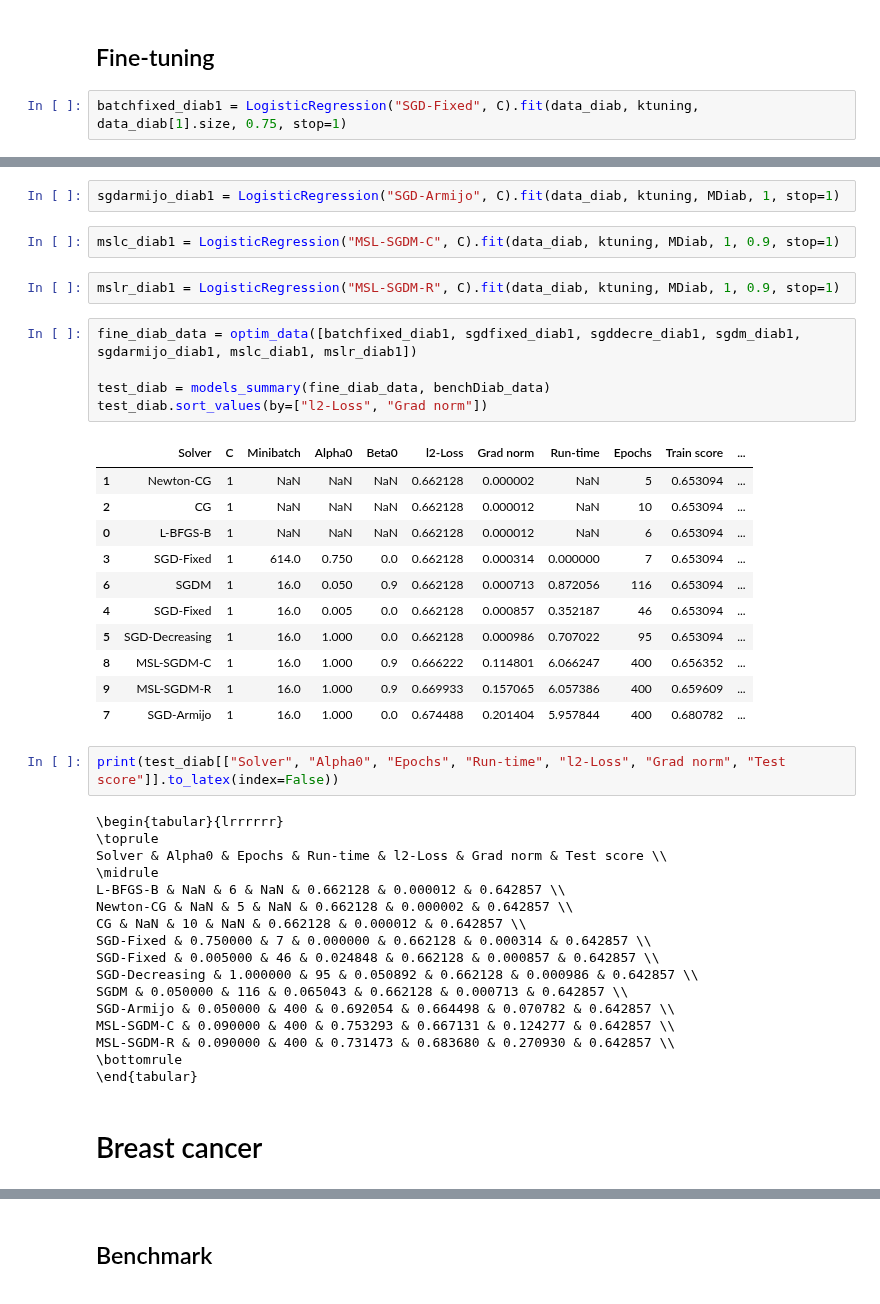
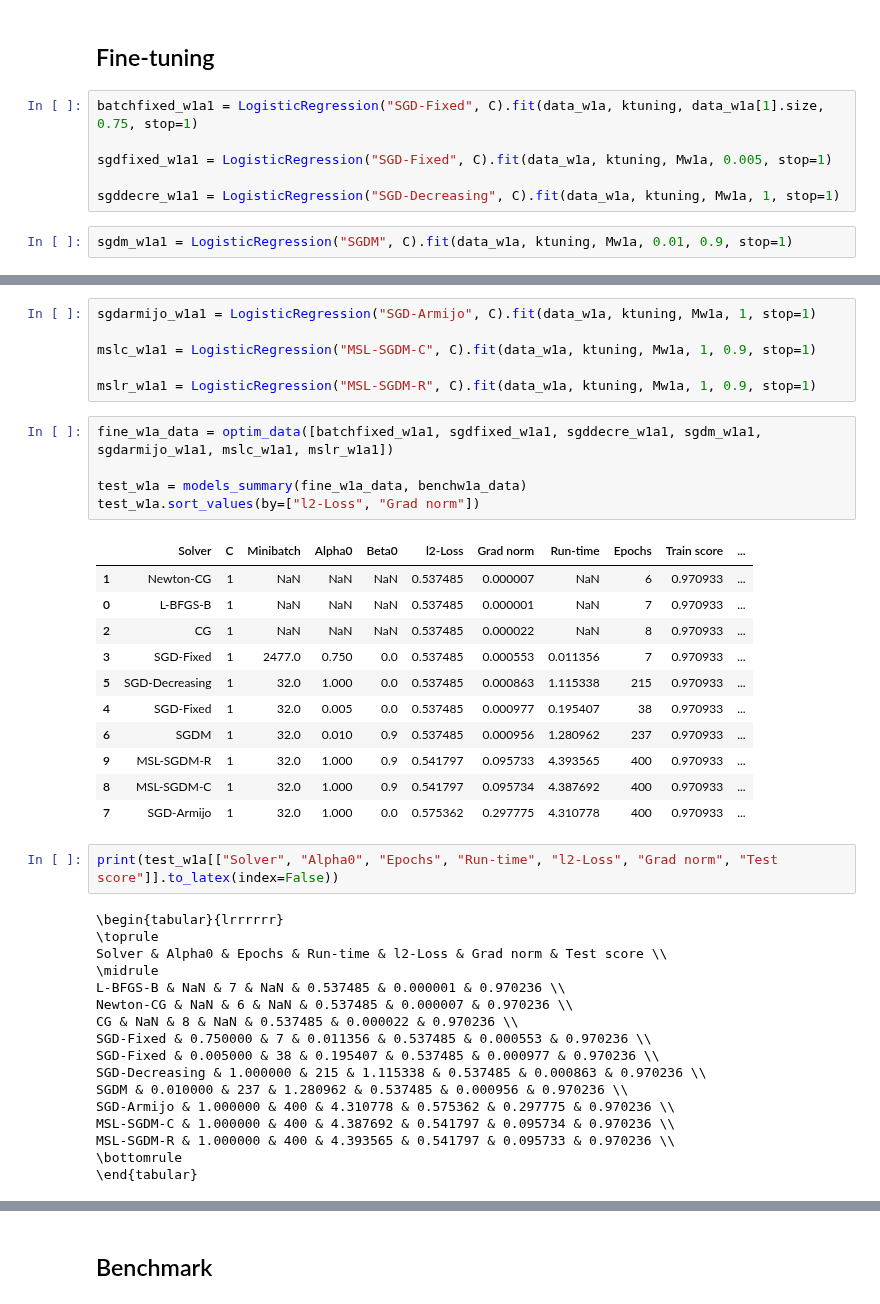
Before and after one commit to david-inf/SGD-and-LS, a Jupyter notebook: py/test_solvers.ipynb, the cells around one changed output, grey strips where cells are left out. Cells and saved outputs as stored; diff of their text form.

```diff
--- a/py/test_solvers.ipynb
+++ b/py/test_solvers.ipynb
@@ -109,4 +107,10 @@ plt.savefig("./plots/diab-diagnostic.pdf")
 # %% [markdown]
 ## Fine-tuning
+# %%
+batchfixed_w1a1 = LogisticRegression("SGD-Fixed", C).fit(data_w1a, ktuning, data_w1a[1].size, 0.75, stop=1)
+
+sgdfixed_w1a1 = LogisticRegression("SGD-Fixed", C).fit(data_w1a, ktuning, Mw1a, 0.005, stop=1)
+
+sgddecre_w1a1 = LogisticRegression("SGD-Decreasing", C).fit(data_w1a, ktuning, Mw1a, 1, stop=1)
 # %%
-batchfixed_diab1 = LogisticRegression("SGD-Fixed", C).fit(data_diab, ktuning, data_diab[1].size, 0.75, stop=1)
+sgdm_w1a1 = LogisticRegression("SGDM", C).fit(data_w1a, ktuning, Mw1a, 0.01, 0.9, stop=1)
@@ -119,44 +117,42 @@ sgdm_diab1 = LogisticRegression("SGDM", C).fit(data_diab, ktuning, MDiab, 0.05,
-# %%
-sgdarmijo_diab1 = LogisticRegression("SGD-Armijo", C).fit(data_diab, ktuning, MDiab, 1, stop=1)
-# %%
-mslc_diab1 = LogisticRegression("MSL-SGDM-C", C).fit(data_diab, ktuning, MDiab, 1, 0.9, stop=1)
-# %%
-mslr_diab1 = LogisticRegression("MSL-SGDM-R", C).fit(data_diab, ktuning, MDiab, 1, 0.9, stop=1)
-# %%
-fine_diab_data = optim_data([batchfixed_diab1, sgdfixed_diab1, sgddecre_diab1, sgdm_diab1, sgdarmijo_diab1, mslc_diab1, mslr_diab1])
-
-test_diab = models_summary(fine_diab_data, benchDiab_data)
-test_diab.sort_values(by=["l2-Loss", "Grad norm"])
-# %% [output]
-|  | Solver | C | Minibatch | Alpha0 | Beta0 | l2-Loss | Grad norm | Run-time | Epochs | Train score | ... |
-| 1 | Newton-CG | 1 | NaN | NaN | NaN | 0.662128 | 0.000002 | NaN | 5 | 0.653094 | ... |
-| 2 | CG | 1 | NaN | NaN | NaN | 0.662128 | 0.000012 | NaN | 10 | 0.653094 | ... |
-| 0 | L-BFGS-B | 1 | NaN | NaN | NaN | 0.662128 | 0.000012 | NaN | 6 | 0.653094 | ... |
-| 3 | SGD-Fixed | 1 | 614.0 | 0.750 | 0.0 | 0.662128 | 0.000314 | 0.000000 | 7 | 0.653094 | ... |
-| 6 | SGDM | 1 | 16.0 | 0.050 | 0.9 | 0.662128 | 0.000713 | 0.872056 | 116 | 0.653094 | ... |
-| 4 | SGD-Fixed | 1 | 16.0 | 0.005 | 0.0 | 0.662128 | 0.000857 | 0.352187 | 46 | 0.653094 | ... |
-| 5 | SGD-Decreasing | 1 | 16.0 | 1.000 | 0.0 | 0.662128 | 0.000986 | 0.707022 | 95 | 0.653094 | ... |
-| 8 | MSL-SGDM-C | 1 | 16.0 | 1.000 | 0.9 | 0.666222 | 0.114801 | 6.066247 | 400 | 0.656352 | ... |
-| 9 | MSL-SGDM-R | 1 | 16.0 | 1.000 | 0.9 | 0.669933 | 0.157065 | 6.057386 | 400 | 0.659609 | ... |
-| 7 | SGD-Armijo | 1 | 16.0 | 1.000 | 0.0 | 0.674488 | 0.201404 | 5.957844 | 400 | 0.680782 | ... |
+# %%
+sgdarmijo_w1a1 = LogisticRegression("SGD-Armijo", C).fit(data_w1a, ktuning, Mw1a, 1, stop=1)
+
+mslc_w1a1 = LogisticRegression("MSL-SGDM-C", C).fit(data_w1a, ktuning, Mw1a, 1, 0.9, stop=1)
+
+mslr_w1a1 = LogisticRegression("MSL-SGDM-R", C).fit(data_w1a, ktuning, Mw1a, 1, 0.9, stop=1)
+# %%
+fine_w1a_data = optim_data([batchfixed_w1a1, sgdfixed_w1a1, sgddecre_w1a1, sgdm_w1a1, sgdarmijo_w1a1, mslc_w1a1, mslr_w1a1])
+
+test_w1a = models_summary(fine_w1a_data, benchw1a_data)
+test_w1a.sort_values(by=["l2-Loss", "Grad norm"])
+# %% [output]
+|  | Solver | C | Minibatch | Alpha0 | Beta0 | l2-Loss | Grad norm | Run-time | Epochs | Train score | ... |
+| 1 | Newton-CG | 1 | NaN | NaN | NaN | 0.537485 | 0.000007 | NaN | 6 | 0.970933 | ... |
+| 0 | L-BFGS-B | 1 | NaN | NaN | NaN | 0.537485 | 0.000001 | NaN | 7 | 0.970933 | ... |
+| 2 | CG | 1 | NaN | NaN | NaN | 0.537485 | 0.000022 | NaN | 8 | 0.970933 | ... |
+| 3 | SGD-Fixed | 1 | 2477.0 | 0.750 | 0.0 | 0.537485 | 0.000553 | 0.011356 | 7 | 0.970933 | ... |
+| 5 | SGD-Decreasing | 1 | 32.0 | 1.000 | 0.0 | 0.537485 | 0.000863 | 1.115338 | 215 | 0.970933 | ... |
+| 4 | SGD-Fixed | 1 | 32.0 | 0.005 | 0.0 | 0.537485 | 0.000977 | 0.195407 | 38 | 0.970933 | ... |
+| 6 | SGDM | 1 | 32.0 | 0.010 | 0.9 | 0.537485 | 0.000956 | 1.280962 | 237 | 0.970933 | ... |
+| 9 | MSL-SGDM-R | 1 | 32.0 | 1.000 | 0.9 | 0.541797 | 0.095733 | 4.393565 | 400 | 0.970933 | ... |
+| 8 | MSL-SGDM-C | 1 | 32.0 | 1.000 | 0.9 | 0.541797 | 0.095734 | 4.387692 | 400 | 0.970933 | ... |
+| 7 | SGD-Armijo | 1 | 32.0 | 1.000 | 0.0 | 0.575362 | 0.297775 | 4.310778 | 400 | 0.970933 | ... |
 # %%
-print(test_diab[["Solver", "Alpha0", "Epochs", "Run-time", "l2-Loss", "Grad norm", "Test score"]].to_latex(index=False))
+print(test_w1a[["Solver", "Alpha0", "Epochs", "Run-time", "l2-Loss", "Grad norm", "Test score"]].to_latex(index=False))
 # %% [output]
 \begin{tabular}{lrrrrrr}
 \toprule
 Solver & Alpha0 & Epochs & Run-time & l2-Loss & Grad norm & Test score \\
 \midrule
-L-BFGS-B & NaN & 6 & NaN & 0.662128 & 0.000012 & 0.642857 \\
-Newton-CG & NaN & 5 & NaN & 0.662128 & 0.000002 & 0.642857 \\
-CG & NaN & 10 & NaN & 0.662128 & 0.000012 & 0.642857 \\
-SGD-Fixed & 0.750000 & 7 & 0.000000 & 0.662128 & 0.000314 & 0.642857 \\
-SGD-Fixed & 0.005000 & 46 & 0.024848 & 0.662128 & 0.000857 & 0.642857 \\
-SGD-Decreasing & 1.000000 & 95 & 0.050892 & 0.662128 & 0.000986 & 0.642857 \\
-SGDM & 0.050000 & 116 & 0.065043 & 0.662128 & 0.000713 & 0.642857 \\
-SGD-Armijo & 0.050000 & 400 & 0.692054 & 0.664498 & 0.070782 & 0.642857 \\
-MSL-SGDM-C & 0.090000 & 400 & 0.753293 & 0.667131 & 0.124277 & 0.642857 \\
-MSL-SGDM-R & 0.090000 & 400 & 0.731473 & 0.683680 & 0.270930 & 0.642857 \\
+L-BFGS-B & NaN & 7 & NaN & 0.537485 & 0.000001 & 0.970236 \\
+Newton-CG & NaN & 6 & NaN & 0.537485 & 0.000007 & 0.970236 \\
+CG & NaN & 8 & NaN & 0.537485 & 0.000022 & 0.970236 \\
+SGD-Fixed & 0.750000 & 7 & 0.011356 & 0.537485 & 0.000553 & 0.970236 \\
+SGD-Fixed & 0.005000 & 38 & 0.195407 & 0.537485 & 0.000977 & 0.970236 \\
+SGD-Decreasing & 1.000000 & 215 & 1.115338 & 0.537485 & 0.000863 & 0.970236 \\
+SGDM & 0.010000 & 237 & 1.280962 & 0.537485 & 0.000956 & 0.970236 \\
+SGD-Armijo & 1.000000 & 400 & 4.310778 & 0.575362 & 0.297775 & 0.970236 \\
+MSL-SGDM-C & 1.000000 & 400 & 4.387692 & 0.541797 & 0.095734 & 0.970236 \\
+MSL-SGDM-R & 1.000000 & 400 & 4.393565 & 0.541797 & 0.095733 & 0.970236 \\
 \bottomrule
 \end{tabular}
-# %% [markdown]
-# Breast cancer
```
Also changed, not shown: parts of 146 cells of this notebook, 23 other files.
